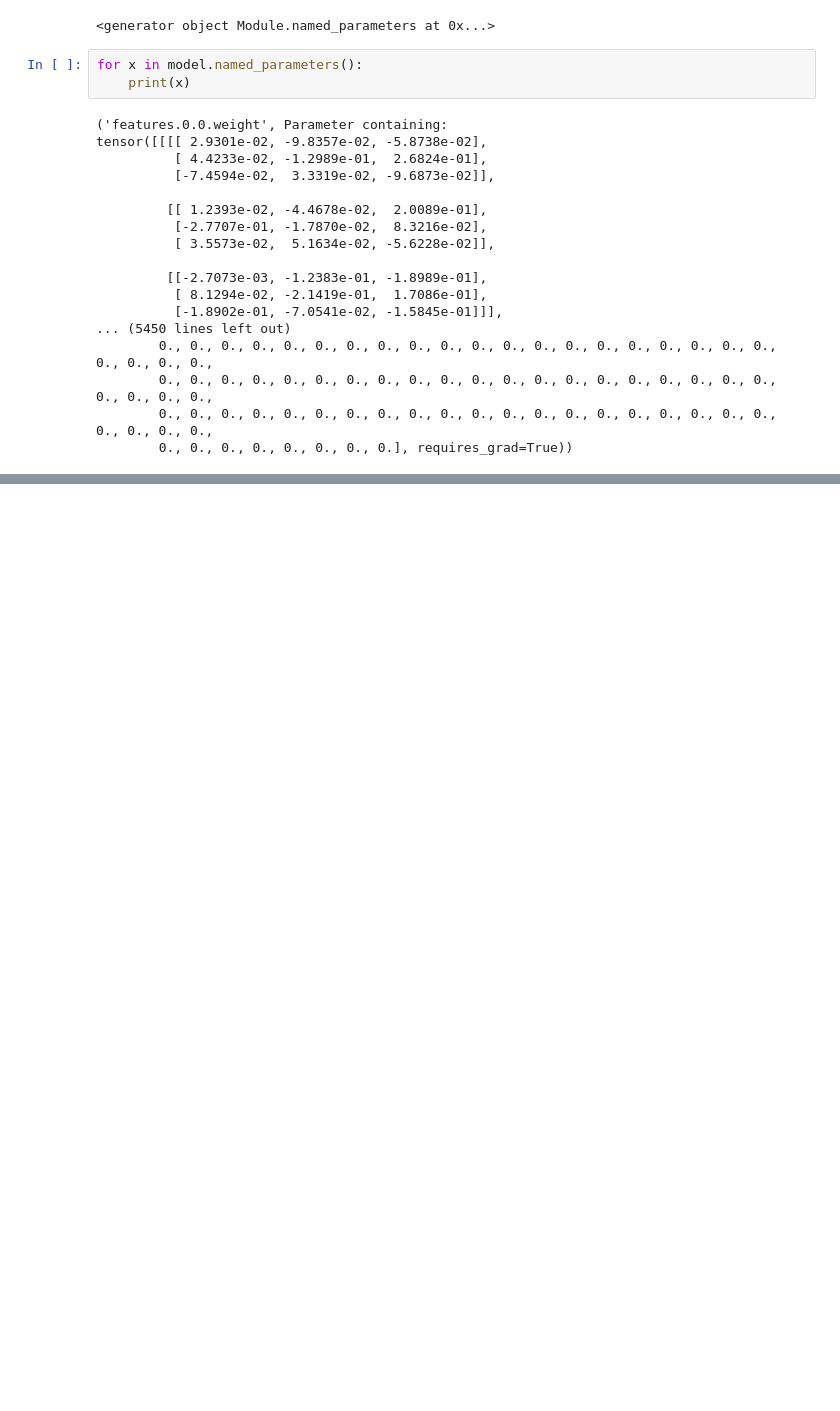
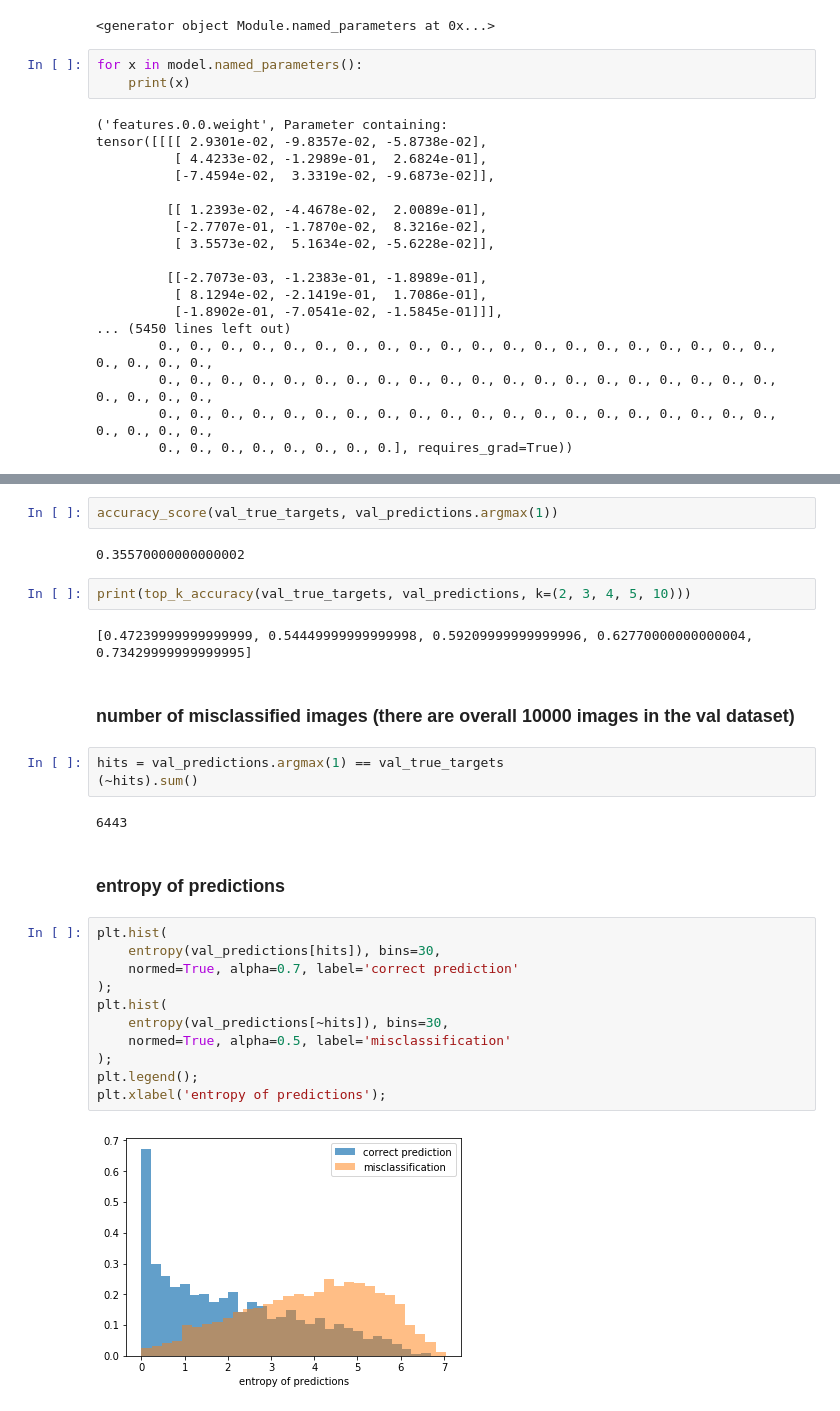
Before and after one commit to dan-fritchman/trained-ternary-quantization, a Jupyter notebook: ttq_mobilenet_v3/test_and_explore.ipynb, the cells around one changed output, grey strips where cells are left out. Cells and saved outputs as stored; diff of their text form; blank space fills up the shorter version.

```diff
--- a/ttq_mobilenet_v3/test_and_explore.ipynb
+++ b/ttq_mobilenet_v3/test_and_explore.ipynb
@@ -78,0 +181,30 @@ tensor([[[[ 2.9301e-02, -9.8357e-02, -5.8738e-02],
+# %%
+accuracy_score(val_true_targets, val_predictions.argmax(1))
+# %% [output]
+0.35570000000000002
+# %%
+print(top_k_accuracy(val_true_targets, val_predictions, k=(2, 3, 4, 5, 10)))
+# %% [output]
+[0.47239999999999999, 0.54449999999999998, 0.59209999999999996, 0.62770000000000004, 0.73429999999999995]
+# %% [markdown]
+### number of misclassified images (there are overall 10000 images in the val dataset)
+# %%
+hits = val_predictions.argmax(1) == val_true_targets
+(~hits).sum()
+# %% [output]
+6443
+# %% [markdown]
+### entropy of predictions
+# %%
+plt.hist(
+    entropy(val_predictions[hits]), bins=30,
+    normed=True, alpha=0.7, label='correct prediction'
+);
+plt.hist(
+    entropy(val_predictions[~hits]), bins=30,
+    normed=True, alpha=0.5, label='misclassification'
+);
+plt.legend();
+plt.xlabel('entropy of predictions');
+# %% [output]
+[figure, added]
```
Also changed, not shown: parts of 30 cells of this notebook.
